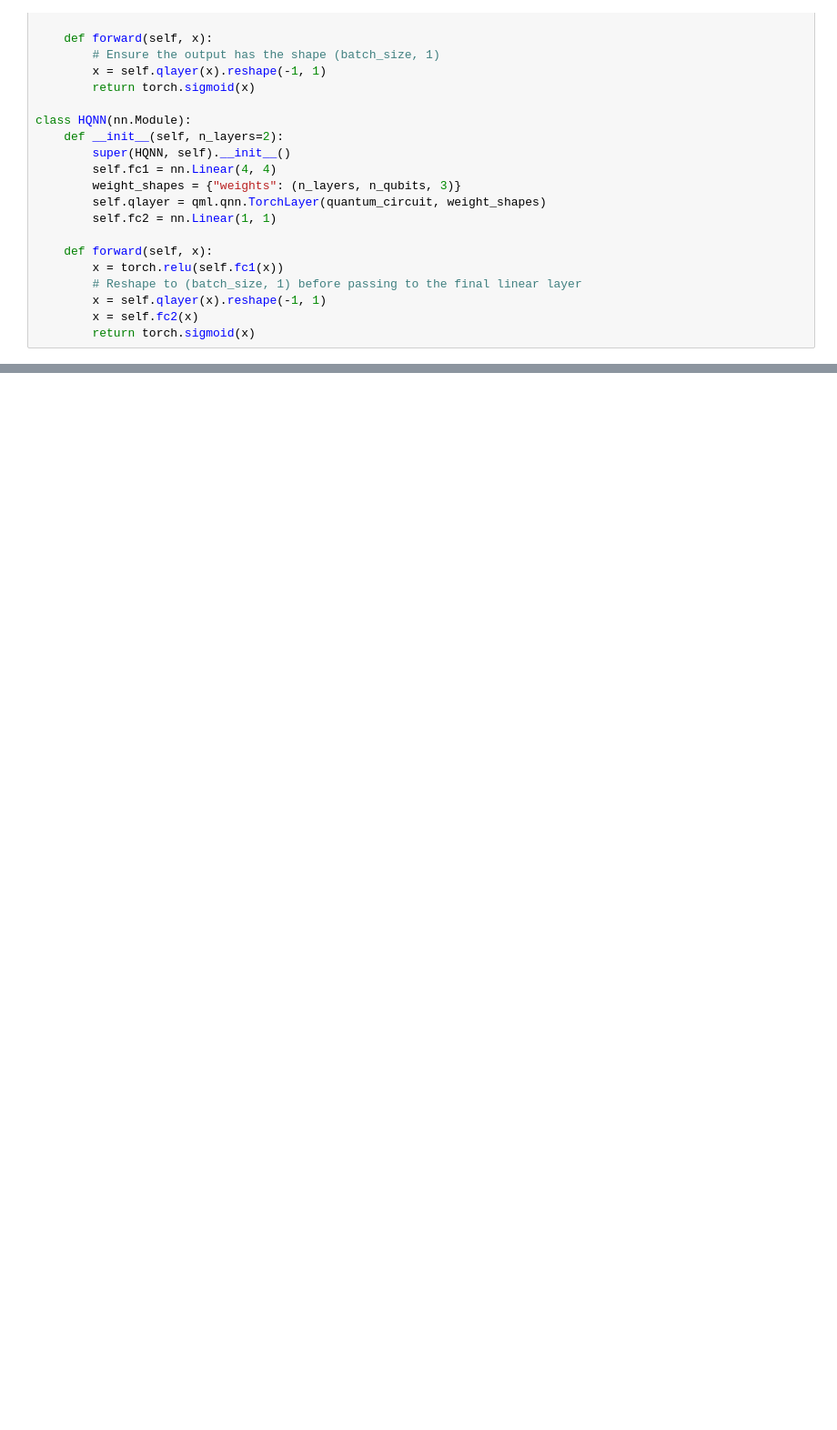
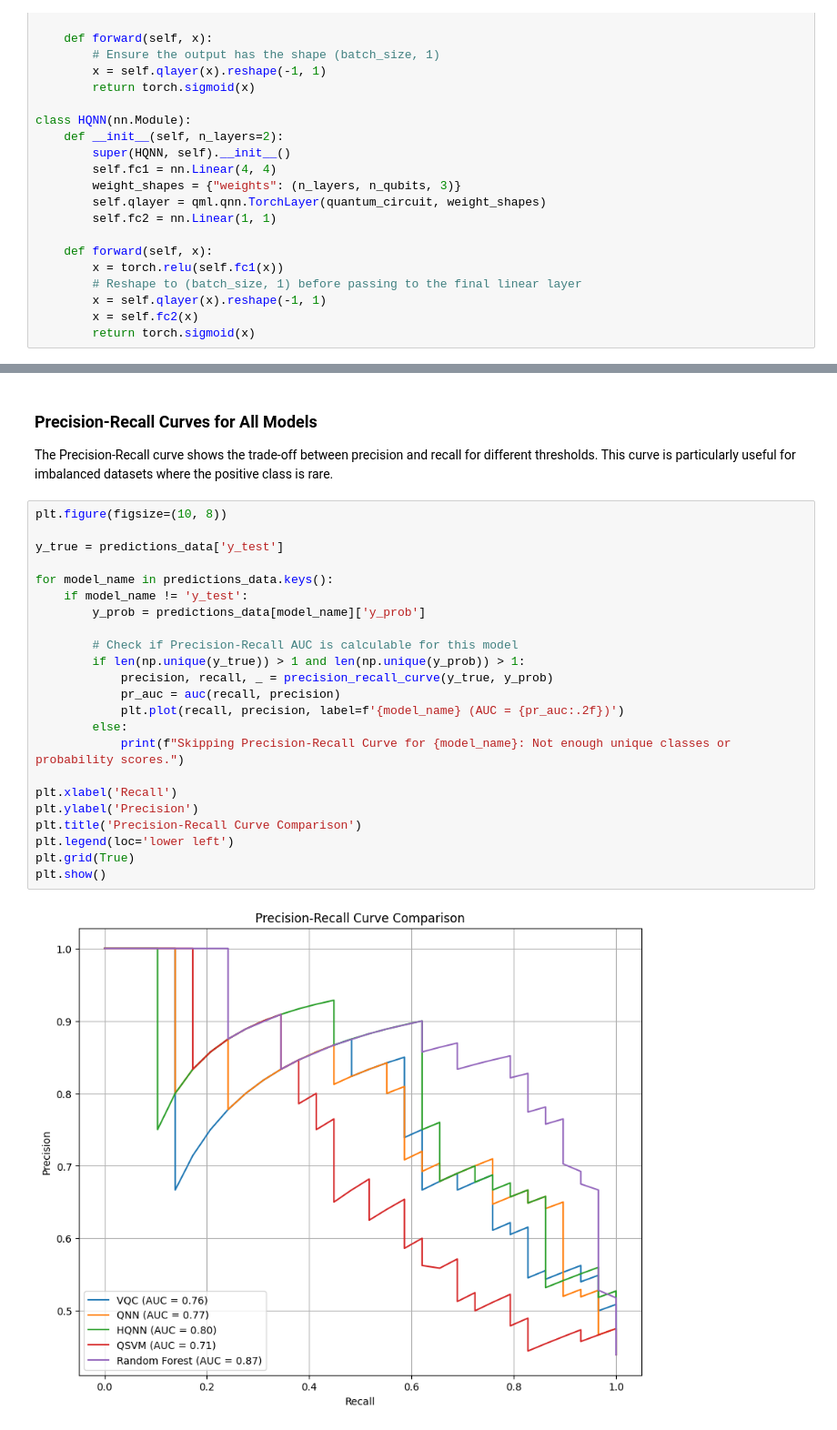
Before and after one commit to likith2109/demo-repo, a Jupyter notebook: p1.ipynb, the cells around one changed output, grey strips where cells are left out. Shown at 91% size. Drawn from its saved outputs; the diff is of its cells as text; blank space fills up the shorter version.

```diff
--- a/p1.ipynb
+++ b/p1.ipynb
@@ -230,0 +462,29 @@ QSVM  0.636364   0.586207  0.586207  0.586207         194.223585         96.1256
+# %% [markdown]
+### Precision-Recall Curves for All Models
+
+The Precision-Recall curve shows the trade-off between precision and recall for different thresholds. This curve is particularly useful for imbalanced datasets where the positive class is rare.
+# %%
+plt.figure(figsize=(10, 8))
+
+y_true = predictions_data['y_test']
+
+for model_name in predictions_data.keys():
+    if model_name != 'y_test':
+        y_prob = predictions_data[model_name]['y_prob']
+
+        # Check if Precision-Recall AUC is calculable for this model
+        if len(np.unique(y_true)) > 1 and len(np.unique(y_prob)) > 1:
+            precision, recall, _ = precision_recall_curve(y_true, y_prob)
+            pr_auc = auc(recall, precision)
+            plt.plot(recall, precision, label=f'{model_name} (AUC = {pr_auc:.2f})')
+        else:
+            print(f"Skipping Precision-Recall Curve for {model_name}: Not enough unique classes or probability scores.")
+
+plt.xlabel('Recall')
+plt.ylabel('Precision')
+plt.title('Precision-Recall Curve Comparison')
+plt.legend(loc='lower left')
+plt.grid(True)
+plt.show()
+# %% [output]
+[figure, added]
```
Also changed, not shown: parts of 18 cells of this notebook.
